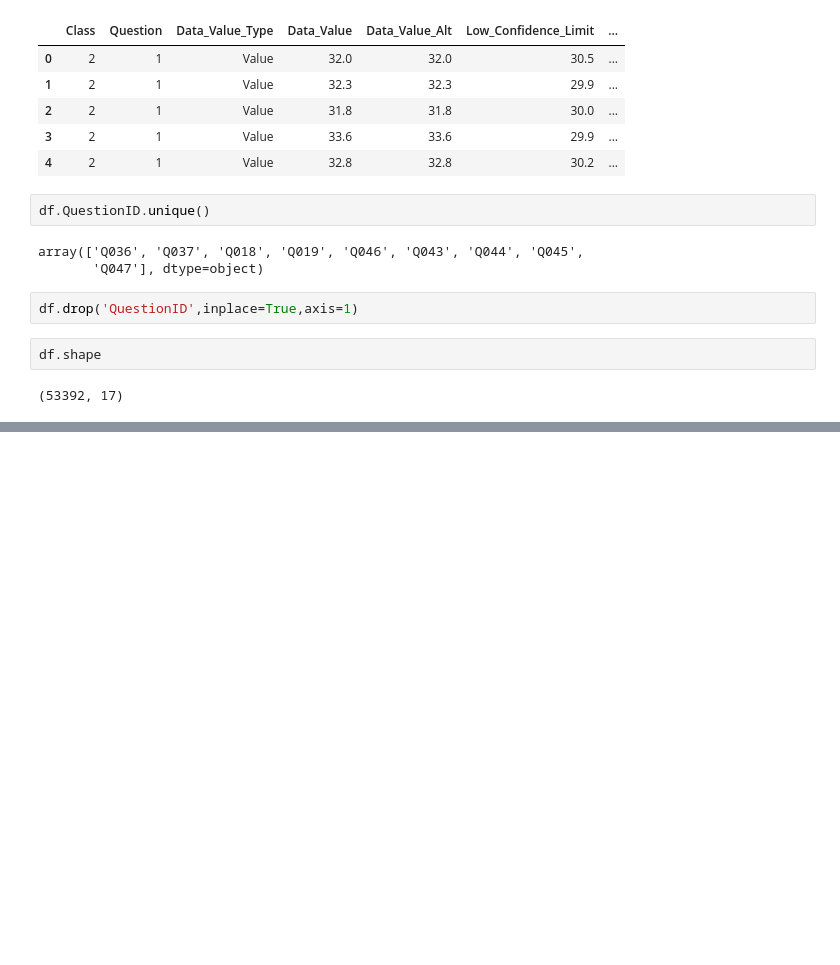
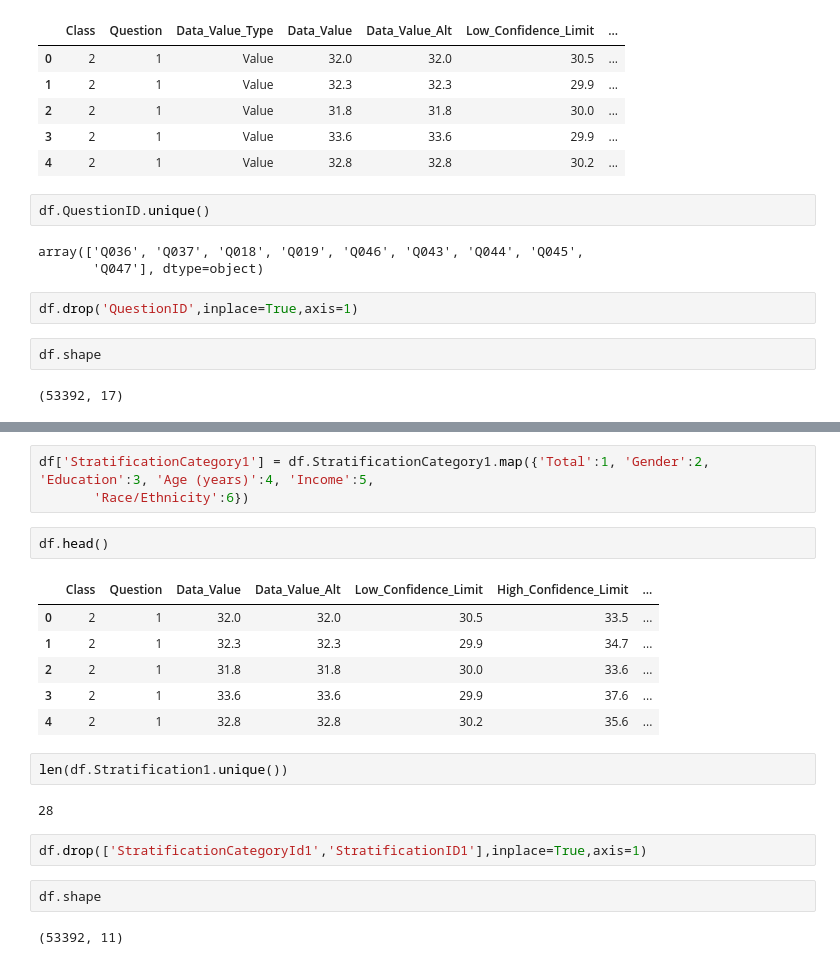
Before and after one commit to Hemanthhm222/Exploratory-data-analysis, a Jupyter notebook: EDA cancer dataset.ipynb, the cells around one changed output, grey strips where cells are left out. Saved outputs shown, nothing was run; the diff lists cells and outputs as text; blank space fills up the shorter version.

```diff
--- a/EDA cancer dataset.ipynb
+++ b/EDA cancer dataset.ipynb
@@ -354,0 +397,22 @@ df.shape
+# %%
+df['StratificationCategory1'] = df.StratificationCategory1.map({'Total':1, 'Gender':2, 'Education':3, 'Age (years)':4, 'Income':5,
+       'Race/Ethnicity':6})
+# %%
+df.head()
+# %% [output]
+|  | Class | Question | Data_Value | Data_Value_Alt | Low_Confidence_Limit | High_Confidence_Limit | ... |
+| 0 | 2 | 1 | 32.0 | 32.0 | 30.5 | 33.5 | ... |
+| 1 | 2 | 1 | 32.3 | 32.3 | 29.9 | 34.7 | ... |
+| 2 | 2 | 1 | 31.8 | 31.8 | 30.0 | 33.6 | ... |
+| 3 | 2 | 1 | 33.6 | 33.6 | 29.9 | 37.6 | ... |
+| 4 | 2 | 1 | 32.8 | 32.8 | 30.2 | 35.6 | ... |
+# %%
+len(df.Stratification1.unique())
+# %% [output]
+28
+# %%
+df.drop(['StratificationCategoryId1','StratificationID1'],inplace=True,axis=1)
+# %%
+df.shape
+# %% [output]
+(53392, 11)
```
Also changed, not shown: parts of 19 cells of this notebook.
